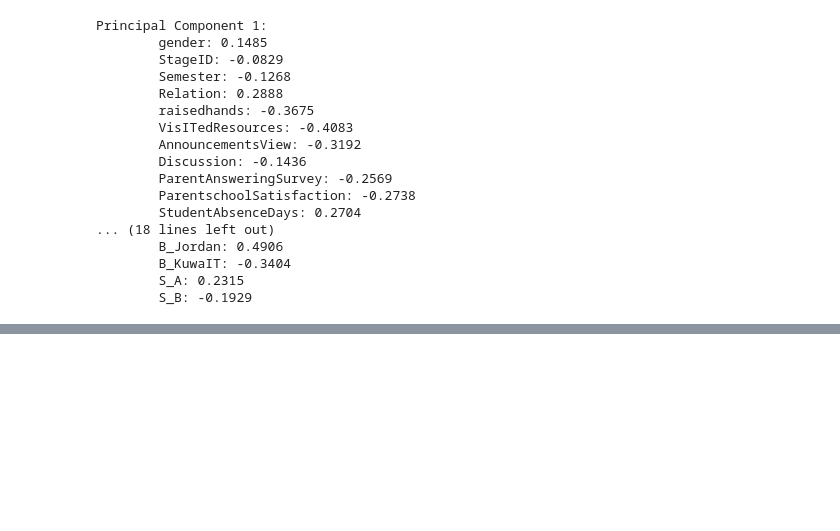
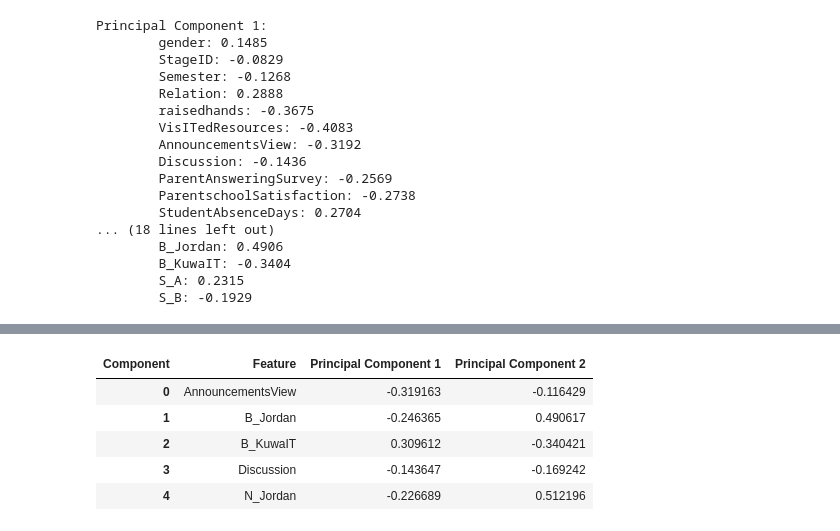
Before and after one commit to FaridRash/HW-SW-B, a Jupyter notebook: Notebooks/Farid/Farid_maybe_the_final.ipynb, the cells around one changed output, grey strips where cells are left out. Drawn from its saved outputs; the diff is of its cells as text; code cells hidden in the pictures; blank space fills up the shorter version.

```diff
--- a/Notebooks/Farid/Farid_maybe_the_final.ipynb
+++ b/Notebooks/Farid/Farid_maybe_the_final.ipynb
@@ -694,0 +714,15 @@ Principal Component 1:
+# %%
+pivot_df = results_df.pivot(index='Feature', columns='Component', values='Value')
+
+# Reset index to make 'Feature' a column again
+pivot_df.reset_index(inplace=True)
+
+# Display the DataFrame
+pivot_df.head()
+# %% [output]
+| Component | Feature | Principal Component 1 | Principal Component 2 |
+| 0 | AnnouncementsView | -0.319163 | -0.116429 |
+| 1 | B_Jordan | -0.246365 | 0.490617 |
+| 2 | B_KuwaIT | 0.309612 | -0.340421 |
+| 3 | Discussion | -0.143647 | -0.169242 |
+| 4 | N_Jordan | -0.226689 | 0.512196 |
```
Also changed, not shown: parts of 10 cells of this notebook.
